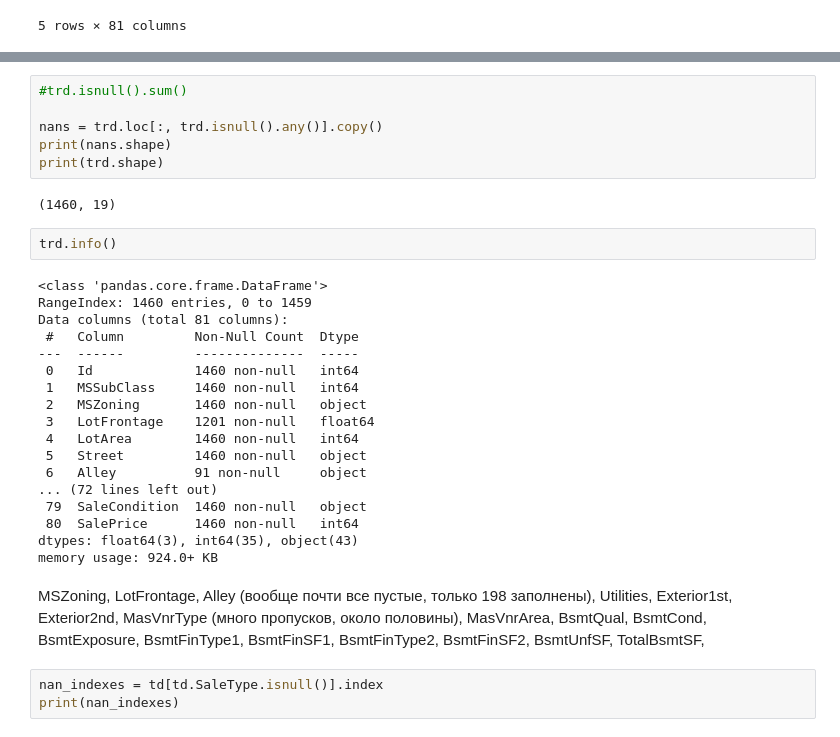
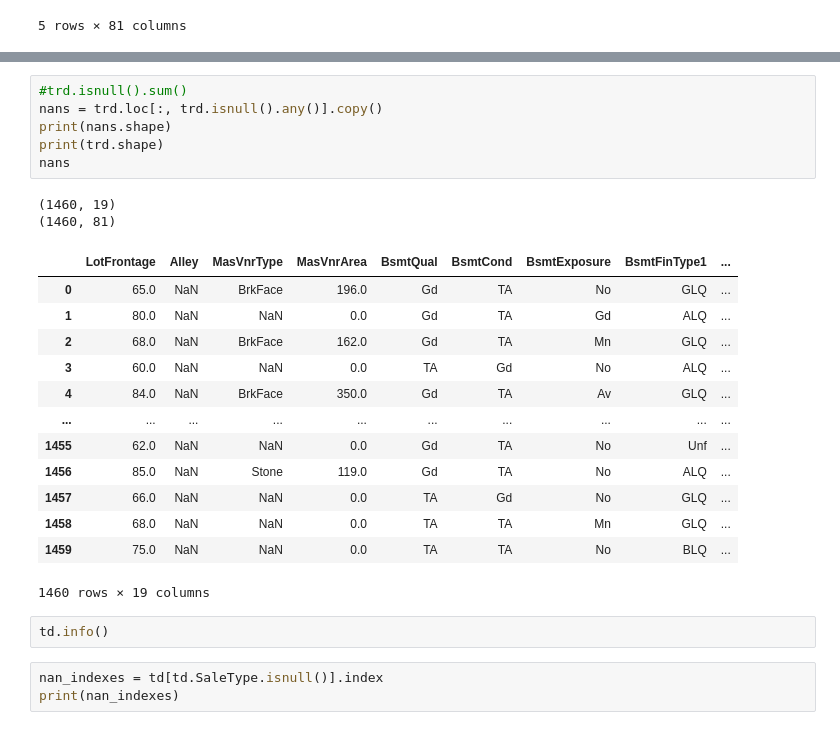
Before and after one commit to VakhromeevaKate/samsung-ai-coursse, a Jupyter notebook: HomeTask/vakhromeevae.ipynb, the cells around one changed output, grey strips where cells are left out. Drawn from its saved outputs; the diff is of its cells as text.

Commit message:
add data analysis and data preparing

```diff
--- a/HomeTask/vakhromeevae.ipynb
+++ b/HomeTask/vakhromeevae.ipynb
@@ -55,34 +57,28 @@ trd.describe(include = "all")
 11 rows × 81 columns
 # %%
 #trd.isnull().sum()
-
 nans = trd.loc[:, trd.isnull().any()].copy()
 print(nans.shape)
 print(trd.shape)
+nans
 # %% [output]
 (1460, 19)
+(1460, 81)
+|  | LotFrontage | Alley | MasVnrType | MasVnrArea | BsmtQual | BsmtCond | BsmtExposure | BsmtFinType1 | ... |
+| 0 | 65.0 | NaN | BrkFace | 196.0 | Gd | TA | No | GLQ | ... |
+| 1 | 80.0 | NaN | NaN | 0.0 | Gd | TA | Gd | ALQ | ... |
+| 2 | 68.0 | NaN | BrkFace | 162.0 | Gd | TA | Mn | GLQ | ... |
+| 3 | 60.0 | NaN | NaN | 0.0 | TA | Gd | No | ALQ | ... |
+| 4 | 84.0 | NaN | BrkFace | 350.0 | Gd | TA | Av | GLQ | ... |
+| ... | ... | ... | ... | ... | ... | ... | ... | ... | ... |
+| 1455 | 62.0 | NaN | NaN | 0.0 | Gd | TA | No | Unf | ... |
+| 1456 | 85.0 | NaN | Stone | 119.0 | Gd | TA | No | ALQ | ... |
+| 1457 | 66.0 | NaN | NaN | 0.0 | TA | Gd | No | GLQ | ... |
+| 1458 | 68.0 | NaN | NaN | 0.0 | TA | TA | Mn | GLQ | ... |
+| 1459 | 75.0 | NaN | NaN | 0.0 | TA | TA | No | BLQ | ... |
+1460 rows × 19 columns
 # %%
-trd.info()
+td.info()
-# %% [output]
-<class 'pandas.core.frame.DataFrame'>
-RangeIndex: 1460 entries, 0 to 1459
-Data columns (total 81 columns):
- #   Column         Non-Null Count  Dtype
----  ------         --------------  -----
- 0   Id             1460 non-null   int64
- 1   MSSubClass     1460 non-null   int64
- 2   MSZoning       1460 non-null   object
- 3   LotFrontage    1201 non-null   float64
- 4   LotArea        1460 non-null   int64
- 5   Street         1460 non-null   object
- 6   Alley          91 non-null     object
-... (72 lines left out)
- 79  SaleCondition  1460 non-null   object
- 80  SalePrice      1460 non-null   int64
-dtypes: float64(3), int64(35), object(43)
-memory usage: 924.0+ KB
-# %% [markdown]
-MSZoning, LotFrontage, Alley (вообще почти все пустые, только 198 заполнены), Utilities, Exterior1st, Exterior2nd, MasVnrType (много пропусков, около половины), MasVnrArea, BsmtQual, BsmtCond, BsmtExposure, BsmtFinType1, BsmtFinSF1, BsmtFinType2, BsmtFinSF2, BsmtUnfSF, TotalBsmtSF,
 # %%
 nan_indexes = td[td.SaleType.isnull()].index
 print(nan_indexes)
```
Also changed, not shown: parts of 6 cells of this notebook, 2 other files.
